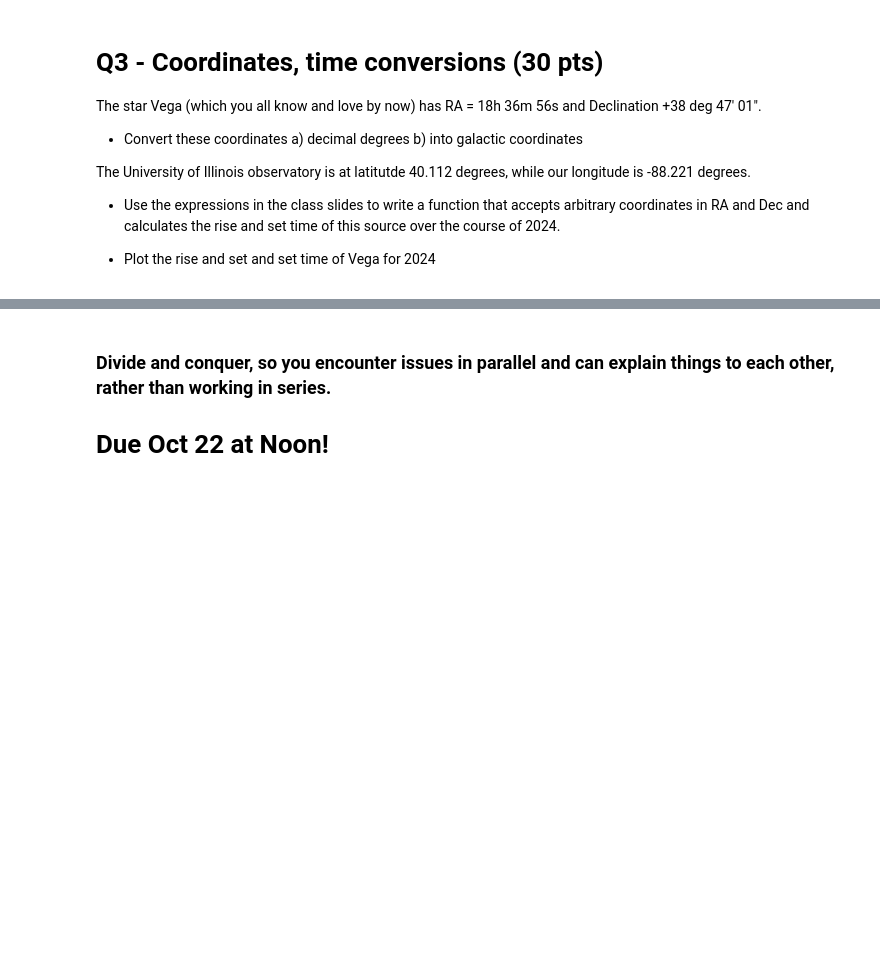
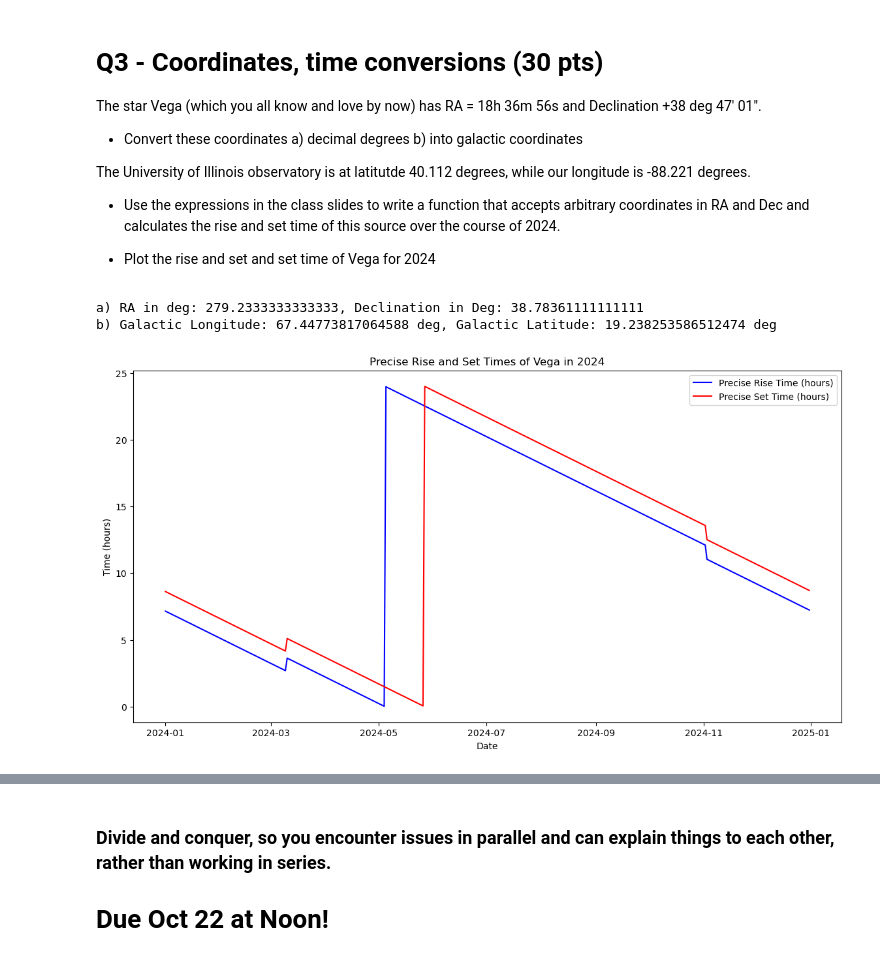
Before and after one commit to gnarayan/ast503_2024_Fall, a Jupyter notebook: homework/VarunSatish/midterm/Midterm_ASTR503_VarunSatish.ipynb, the cells around one changed output, grey strips where cells are left out. Cells and saved outputs as stored; diff of their text form; code cells hidden in the pictures; blank space fills up the shorter version.

```diff
--- a/homework/VarunSatish/midterm/Midterm_ASTR503_VarunSatish.ipynb
+++ b/homework/VarunSatish/midterm/Midterm_ASTR503_VarunSatish.ipynb
@@ -72,3 +200,11 @@ The University of Illinois observatory is at latitutde 40.112 degrees, while our
 - Use the expressions in the class slides to write a function that accepts arbitrary coordinates in RA and Dec and calculates the rise and set time of this source over the course of 2024.
 
 - Plot the rise and set and set time of Vega for 2024
+# %%
+Vega = SkyCoord('18h36m56s +38d47m01s', frame='icrs')
+print(f'a) RA in deg: {Vega.ra.deg}, Declination in Deg: {Vega.dec.deg}')
+Vega_gal = Vega.galactic
+print(f'b) Galactic Longitude: {Vega_gal.l}, Galactic Latitude: {Vega_gal.b}')
+# %% [output]
+a) RA in deg: 279.2333333333333, Declination in Deg: 38.78361111111111
+b) Galactic Longitude: 67.44773817064588 deg, Galactic Latitude: 19.238253586512474 deg
@@ -74,0 +235,72 @@ The University of Illinois observatory is at latitutde 40.112 degrees, while our
+# %%
+
+vega_coord = Vega
+ra_decimal = vega_coord.ra.deg
+dec_decimal = vega_coord.dec.deg
+latitude = 40.112
+longitude = -88.221
+deg_to_rad = np.pi / 180
+rad_to_deg = 180 / np.pi
+
+def calculate_hour_angle(latitude, declination):
+    lat_rad = latitude * deg_to_rad
+    dec_rad = declination * deg_to_rad
+    cos_h = -np.tan(lat_rad) * np.tan(dec_rad)
+    if -1 <= cos_h <= 1:
+        return np.arccos(cos_h) * rad_to_deg / 15
+    else:
+        return np.nan
+
+def is_daylight_saving(date):
+    year = date.year
+    dst_start = datetime(year, 3, 10)
+    dst_end = datetime(year, 11, 3)
+    return dst_start <= date < dst_end
+
+def calculate_rise_set_times(ra_decimal, dec_decimal, latitude, longitude, year=2024):
+    dates = [datetime(year, 1, 1) + timedelta(days=i) for i in range(366)]
+    precise_rise_times = []
+    precise_set_times = []
+
+    for date in dates:
+        days_since_j2000 = (date - datetime(2000, 1, 1, 12)).days #days since J2000
+        lst_midnight = (100.46 + 0.985647 * days_since_j2000 + longitude) % 360 #LST
+
+        h_angle = calculate_hour_angle(latitude, dec_decimal) #hr angle
+
+        if np.isnan(h_angle): #no rise or set
+            precise_rise_times.append(np.nan)
+            precise_set_times.append(np.nan)
+        else:
+            lst_rise = (ra_decimal - h_angle * 15) % 360 #lst in deg
+            lst_set = (ra_decimal + h_angle * 15) % 360
+
+            gst_rise = (lst_rise - longitude) % 360 #lst to gst
+            gst_set = (lst_set - longitude) % 360
+
+            gmst_midnight = 6.697374558 + 0.06570982441908 * days_since_j2000 #GMST midnight
+            ut_rise = (gst_rise - gmst_midnight) / 1.00273790935
+            ut_set = (gst_set - gmst_midnight) / 1.00273790935
+
+            utc_offset = -5 if is_daylight_saving(date) else -6 #daylight savings vs not
+
+            local_rise_time = (ut_rise + utc_offset) % 24 #ut to local
+            local_set_time = (ut_set + utc_offset) % 24
+
+            precise_rise_times.append(local_rise_time) #store local
+            precise_set_times.append(local_set_time)
+
+    return dates, precise_rise_times, precise_set_times
+
+dates, rise_times, set_times = calculate_rise_set_times(ra_decimal, dec_decimal, latitude, longitude)
+
+plt.figure(figsize=(14, 7))
+plt.plot(dates, rise_times, label="Precise Rise Time (hours)", color="blue")
+plt.plot(dates, set_times, label="Precise Set Time (hours)", color="red")
+plt.xlabel("Date")
+plt.ylabel("Time (hours)")
+plt.title("Precise Rise and Set Times of Vega in 2024")
+plt.legend()
+plt.show()
+# %% [output]
+[figure, added]
```
Also changed, not shown: parts of 14 cells of this notebook, 2 other files.
